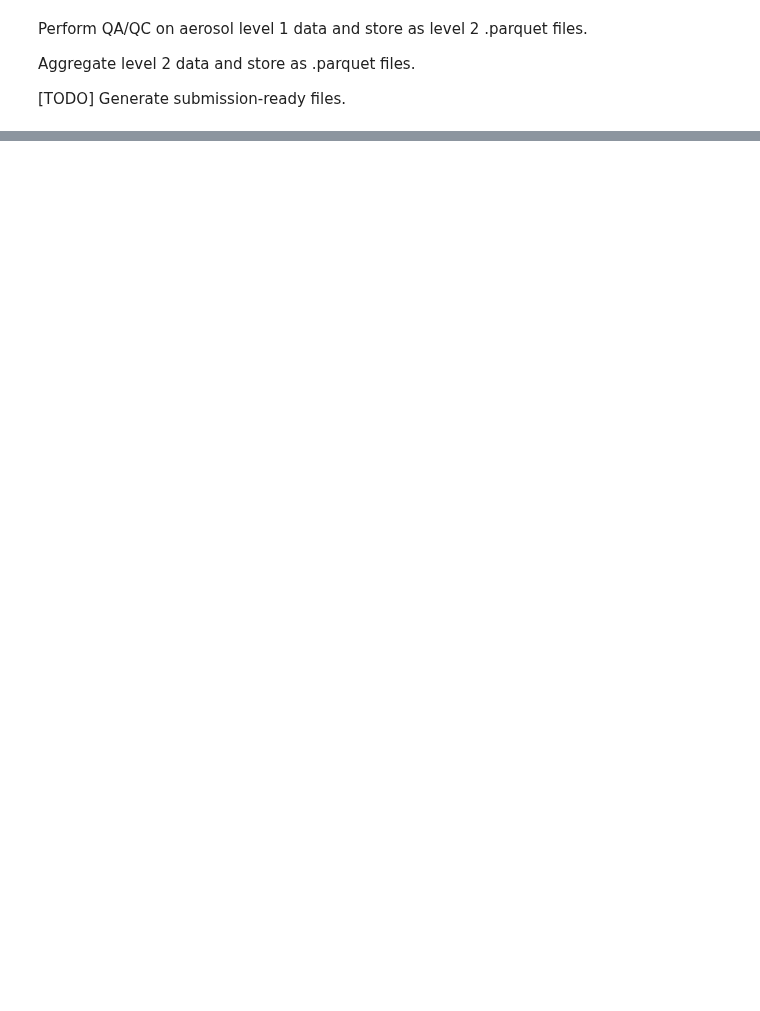
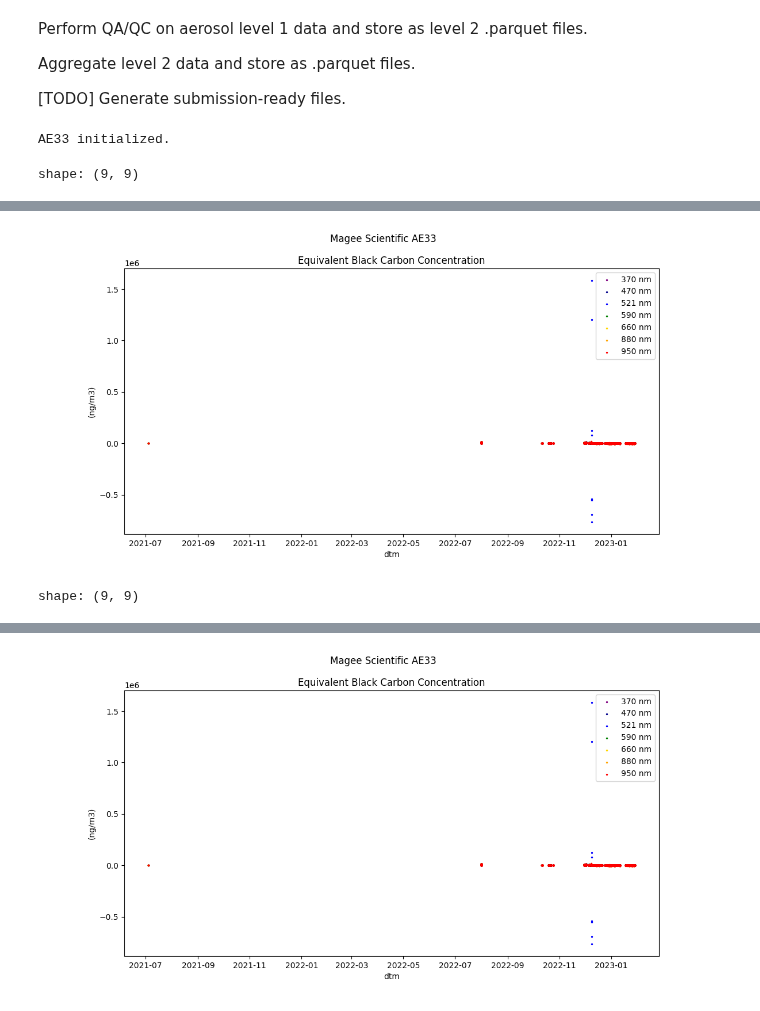
Before and after one commit to MeteoSwiss/gawkenya, a Jupyter notebook: aerosol_process_level1_data.ipynb, the cells around one changed output, grey strips where cells are left out. Cells and saved outputs as stored; diff of their text form; code cells hidden in the pictures; blank space fills up the shorter version.

Commit message:
ezFlag improved

```diff
--- a/aerosol_process_level1_data.ipynb
+++ b/aerosol_process_level1_data.ipynb
@@ -13,16 +14,19 @@ from processing.ae33 import AE33
 ae33 = AE33()
 
 year = "2023"
-source = os.path.join(os.getcwd(), "data/level1", year, "ae33.parquet")
+month = "01"
+source = os.path.join(os.getcwd(), "data/level1", year, month, "ae33.parquet")
 df = pl.read_parquet(source=source)
 
-cols = ["DateTime", "BC1", "BC2", "BC3", "BC4", "BC5", "BC6", "BC7"]
+cols = ["dtm", "BC1", "BC2", "BC3", "BC4", "BC5", "BC6", "BC7"]
 display(df.select(cols).describe())
 
-ae33.plot_aethalometer_data(df, start="2023-07-01", end="2023-07-31")
-ae33.plot_aethalometer_data(df, start="2023-10-01", end="2023-10-31")
+ae33.plot_aethalometer_data(df)
 
 df_flagged = ae33.flag_spurious_data(df)
-cols_flags = ["DateTime", "flags_BC1", "flags_BC2", "flags_BC3", "flags_BC4", "flags_BC5", "flags_BC6", "flags_BC7"]
+cols_flags = ["dtm", "flags_BC1", "flags_BC2", "flags_BC3", "flags_BC4", "flags_BC5", "flags_BC6", "flags_BC7"]
 display(df_flagged.select(cols_flags).describe())
-ae33.plot_aethalometer_data(df_flagged, start="2023-10-01", end="2023-10-31")
+ae33.plot_aethalometer_data(df_flagged)
+# %% [output]
+AE33 initialized.
+shape: (9, 9)
@@ -28,0 +44,2 @@ ae33.plot_aethalometer_data(df_flagged, start="2023-10-01", end="2023-10-31")
+[figure, added]
+shape: (9, 9)
@@ -29,3 +57,4 @@ ae33.plot_aethalometer_data(df_flagged, start="2023-10-01", end="2023-10-31")
+[figure, added]
 # %%
 
 # df, cutoffs = ae33.remove_extremes(df, q=0.00001)
```
Also changed, not shown: parts of 2 cells of this notebook, 13 other files.
